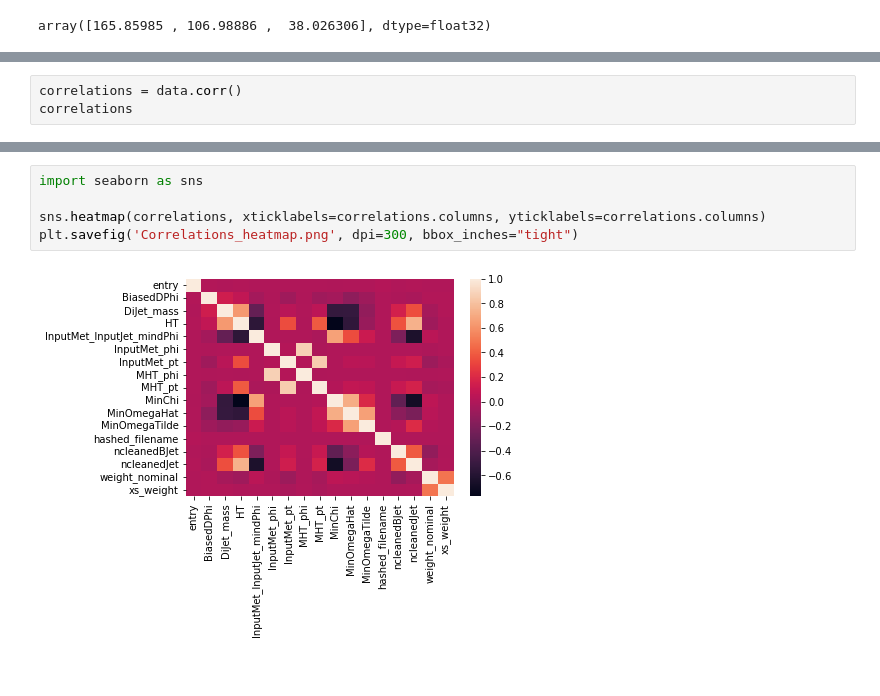
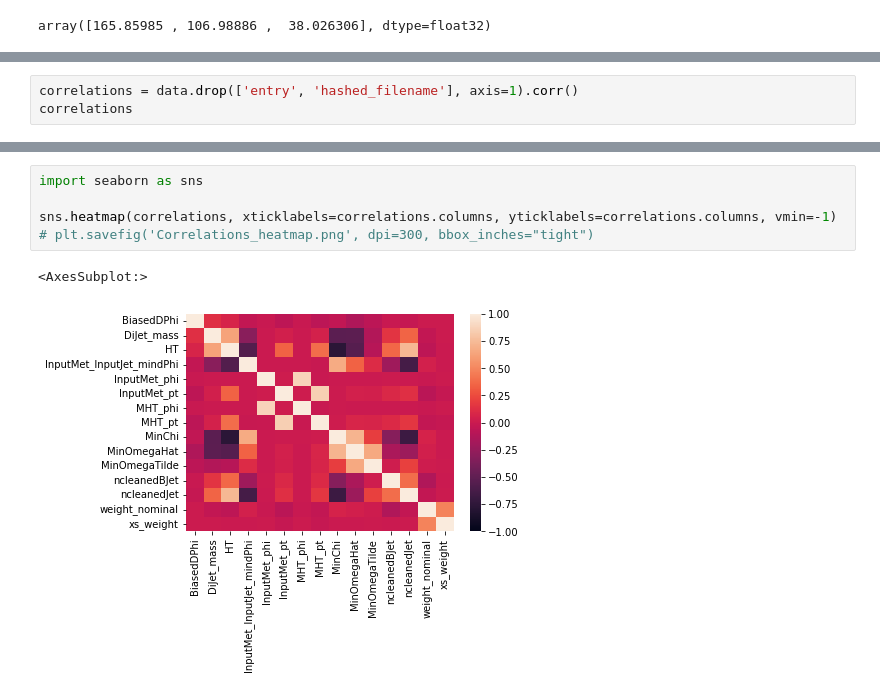
Before and after one commit to joeb42/Invisible-Higgs, a Jupyter notebook: ttbar_notebooks/TTToDiLepton.ipynb, the cells around one changed output, grey strips where cells are left out. Cells and saved outputs as stored; diff of their text form.

Commit message:
Add plot

```diff
--- a/ttbar_notebooks/TTToDiLepton.ipynb
+++ b/ttbar_notebooks/TTToDiLepton.ipynb
@@ -84,4 +96,4 @@ Name: InputMet_pt, dtype: float64
 # %%
-correlations = data.corr()
+correlations = data.drop(['entry', 'hashed_filename'], axis=1).corr()
 correlations
 # %% [output]
@@ -106,7 +116,8 @@ correlations
 # %%
 import seaborn as sns
 
-sns.heatmap(correlations, xticklabels=correlations.columns, yticklabels=correlations.columns)
-plt.savefig('Correlations_heatmap.png', dpi=300, bbox_inches="tight")
+sns.heatmap(correlations, xticklabels=correlations.columns, yticklabels=correlations.columns, vmin=-1)
+# plt.savefig('Correlations_heatmap.png', dpi=300, bbox_inches="tight")
 # %% [output]
+<AxesSubplot:>
-[figure, old version]
+[figure, new version]
```
Also changed, not shown: parts of 11 cells of this notebook.
